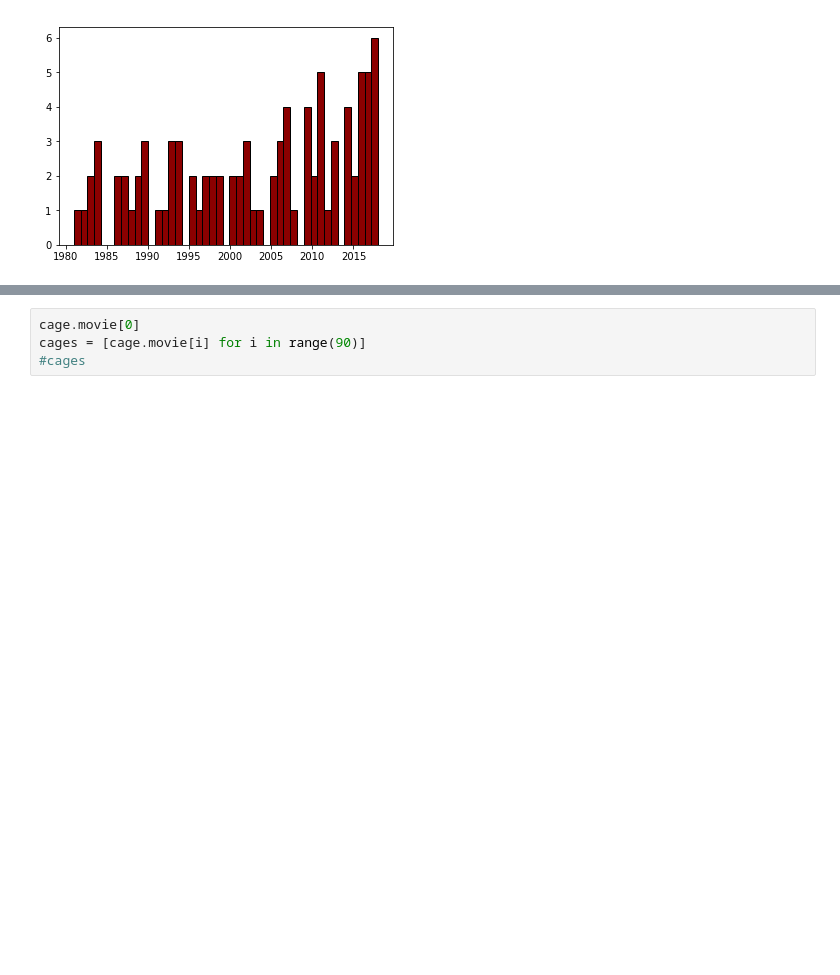
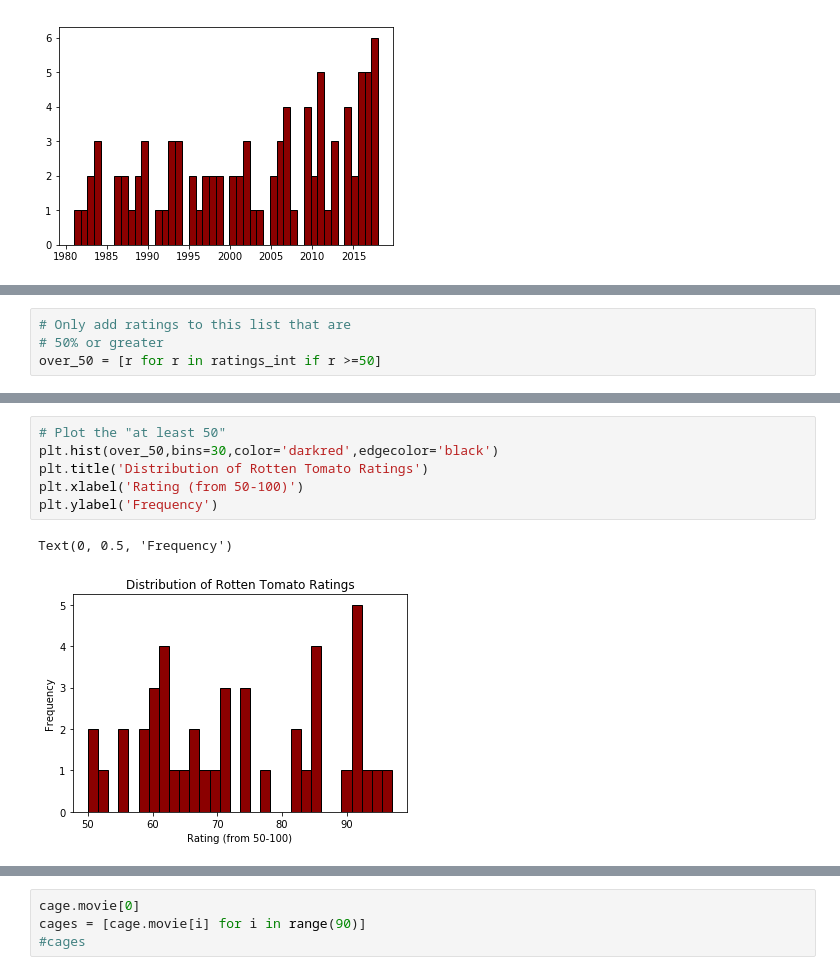
Before and after one commit to ehighland/cage_data, a Jupyter notebook: Cage.ipynb, the cells around one changed output, grey strips where cells are left out. Saved outputs shown, nothing was run; the diff lists cells and outputs as text; blank space fills up the shorter version.

```diff
--- a/Cage.ipynb
+++ b/Cage.ipynb
@@ -99,0 +116,4 @@ ax.xticks=[range(1980,2018,10)]
+# %%
+# Only add ratings to this list that are
+# 50% or greater
+over_50 = [r for r in ratings_int if r >=50]
@@ -99,0 +154,9 @@ ax.xticks=[range(1980,2018,10)]
+# %%
+# Plot the "at least 50"
+plt.hist(over_50,bins=30,color='darkred',edgecolor='black')
+plt.title('Distribution of Rotten Tomato Ratings')
+plt.xlabel('Rating (from 50-100)')
+plt.ylabel('Frequency')
+# %% [output]
+Text(0, 0.5, 'Frequency')
+[figure, added]
```
Also changed, not shown: parts of 18 cells of this notebook, 3 other files.
